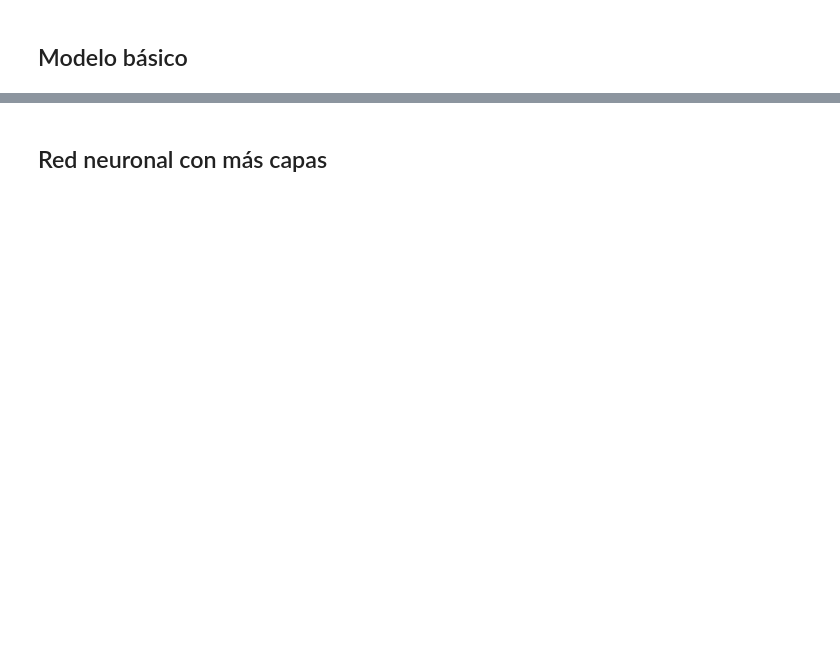
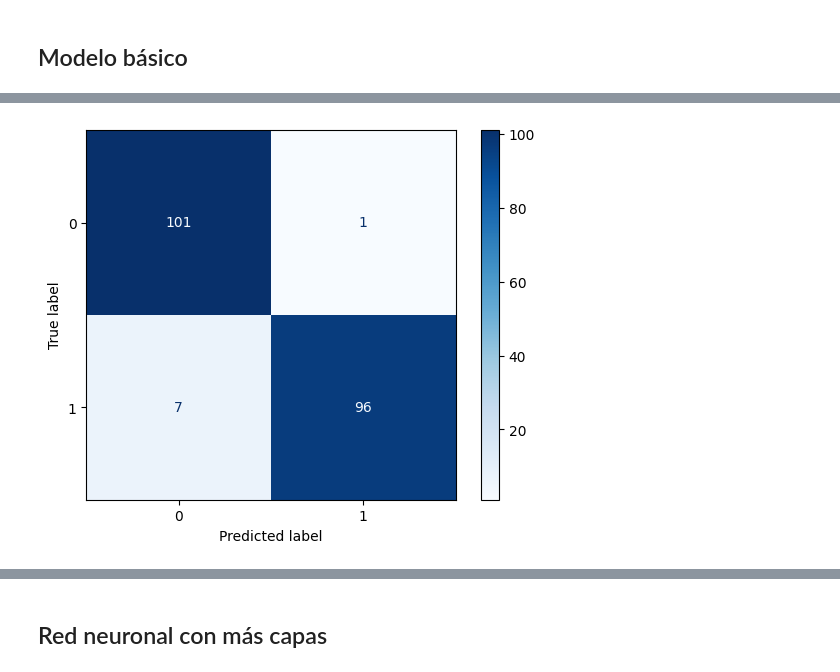
Before and after one commit to chemiya/BIB-Tensorflow-Keras, a Jupyter notebook: heart-disease.ipynb, the cells around one changed output, grey strips where cells are left out. Saved outputs shown, nothing was run; the diff lists cells and outputs as text; code cells hidden in the pictures; blank space fills up the shorter version.

```diff
--- a/heart-disease.ipynb
+++ b/heart-disease.ipynb
@@ -43,6 +54,6 @@ from sklearn.metrics import accuracy_score
 # %%
-# Cargar el conjunto de datos
-data = pd.read_csv("heart.csv", header=0)
+# Cargar el conjunto de datos, teniendo en cuenta el encabezado
+data = pd.read_csv(path, header=0)
 # %%
 data
 # %% [output]
@@ -74,8 +86,6 @@ data.shape
 # Mostrar los valores diferentes de la clase target
 unique_values = data['target'].unique()
 print(f"Valores diferentes en la clase 'target': {unique_values}")
-# Transformar la variable de salida (target) en binaria
-data['target'] = data['target'].apply(lambda x: 1 if x > 0 else 0)
 # %% [output]
 Valores diferentes en la clase 'target': [0 1]
 # %%
@@ -225,0 +280,3 @@ Test Accuracy: 0.9512194991111755
+# %%
+# Realizar predicciones sobre el conjunto de prueba
+y_pred_probs = model.predict(X_test)
@@ -225,0 +285,13 @@ Test Accuracy: 0.9512194991111755
+# %%
+# Convertir las probabilidades a clases binarias
+y_pred = (y_pred_probs > 0.5).astype(int)
+# %%
+# Crear la matriz de confusión
+conf_matrix = confusion_matrix(y_test, y_pred)
+
+# Mostrar la matriz de confusión
+disp = ConfusionMatrixDisplay(confusion_matrix=conf_matrix, display_labels=[0, 1])
+disp.plot(cmap='Blues')
+plt.show()
+# %% [output]
+[figure, added]
```
Also changed, not shown: parts of 54 cells of this notebook, 6 other files.
